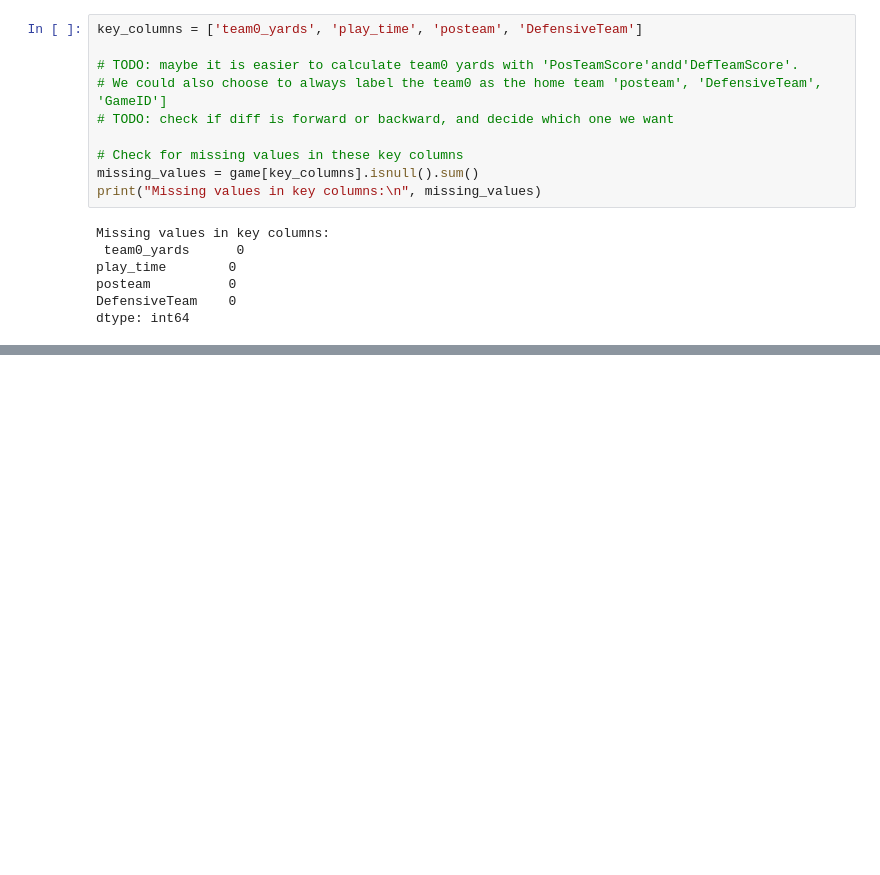
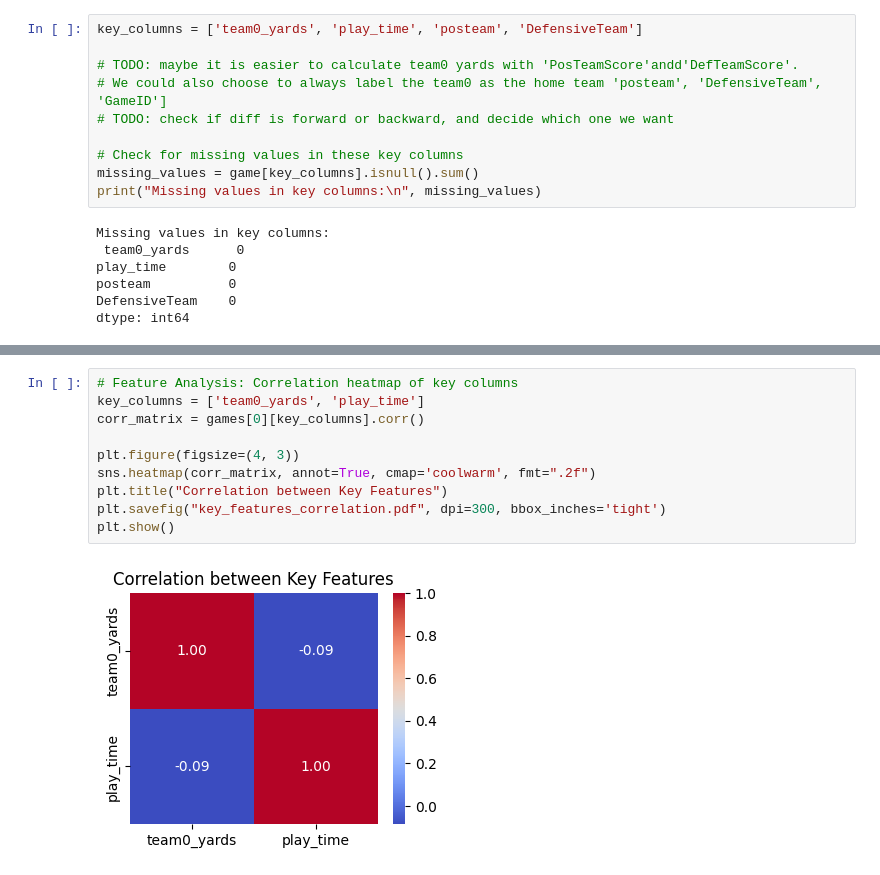
Before and after one commit to sabmel/vol3_final_project, a Jupyter notebook: henry_data_engineering.ipynb, the cells around one changed output, grey strips where cells are left out. Cells and saved outputs as stored; diff of their text form; blank space fills up the shorter version.

Commit message:
a couple of plots

```diff
--- a/henry_data_engineering.ipynb
+++ b/henry_data_engineering.ipynb
@@ -245,0 +359,12 @@ int(np.floor(2/3 * len(games)))
+# %%
+# Feature Analysis: Correlation heatmap of key columns
+key_columns = ['team0_yards', 'play_time']
+corr_matrix = games[0][key_columns].corr()
+
+plt.figure(figsize=(4, 3))
+sns.heatmap(corr_matrix, annot=True, cmap='coolwarm', fmt=".2f")
+plt.title("Correlation between Key Features")
+plt.savefig("key_features_correlation.pdf", dpi=300, bbox_inches='tight')
+plt.show()
+# %% [output]
+[figure, added]
```
Also changed, not shown: parts of 13 cells of this notebook, 4 other files.
